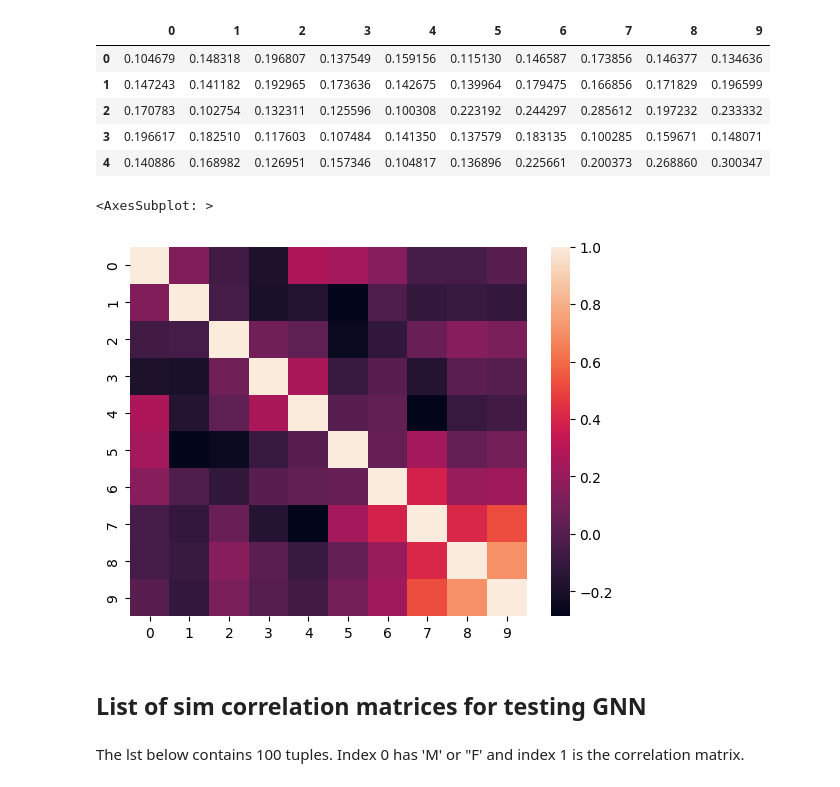
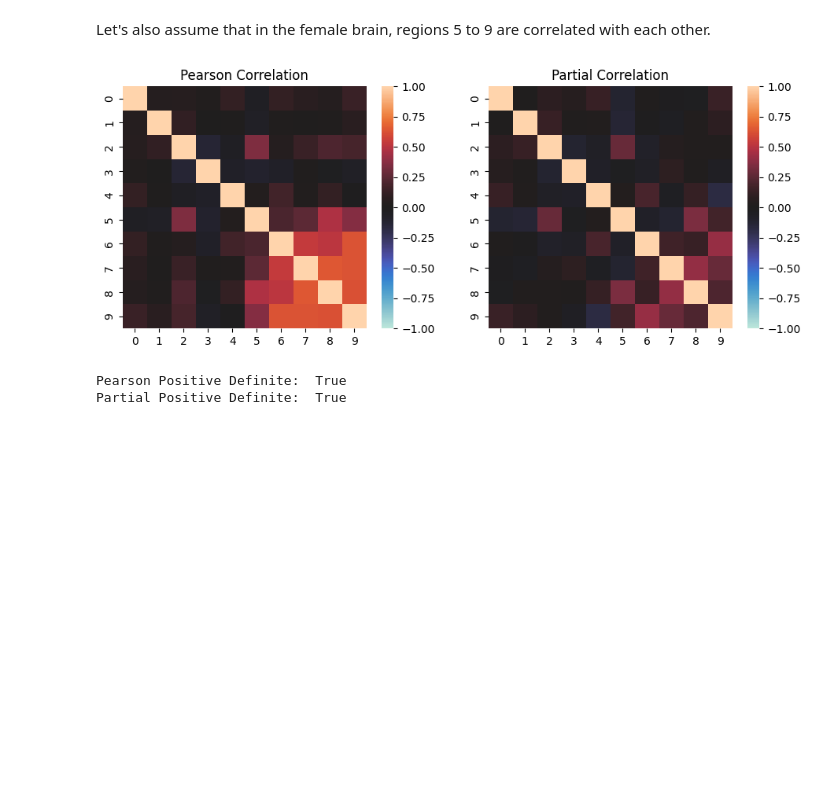
Before and after one commit to AndrewCheng02/DSC180B-Capstone-ProjectA09, a Jupyter notebook: sim_correlation_gen.ipynb, the cells around one changed output. Drawn from its saved outputs; the diff is of its cells as text; code cells hidden in the pictures; blank space fills up the shorter version.

```diff
--- a/sim_correlation_gen.ipynb
+++ b/sim_correlation_gen.ipynb
@@ -46,30 +68,22 @@ sns.heatmap(df.corr())
+# %% [markdown]
+Let's also assume that in the female brain, regions 5 to 9 are correlated with each other.
 # %%
 female_lst = [
         1,
         1,
         1,
         1,
         1,
         1.2,
         1.4,
         1.6,
         1.8,
         2
     ]
 
-df = gen_50(female_lst)
-display(df.head())
-sns.heatmap(df.corr())
+df = gen_data(female_lst,100)
+plot_corr_pcorr(df)
 # %% [output]
-|  | 0 | 1 | 2 | 3 | 4 | 5 | 6 | 7 | 8 | 9 |
-| 0 | 0.104679 | 0.148318 | 0.196807 | 0.137549 | 0.159156 | 0.115130 | 0.146587 | 0.173856 | 0.146377 | 0.134636 |
-| 1 | 0.147243 | 0.141182 | 0.192965 | 0.173636 | 0.142675 | 0.139964 | 0.179475 | 0.166856 | 0.171829 | 0.196599 |
-| 2 | 0.170783 | 0.102754 | 0.132311 | 0.125596 | 0.100308 | 0.223192 | 0.244297 | 0.285612 | 0.197232 | 0.233332 |
-| 3 | 0.196617 | 0.182510 | 0.117603 | 0.107484 | 0.141350 | 0.137579 | 0.183135 | 0.100285 | 0.159671 | 0.148071 |
-| 4 | 0.140886 | 0.168982 | 0.126951 | 0.157346 | 0.104817 | 0.136896 | 0.225661 | 0.200373 | 0.268860 | 0.300347 |
+[figure, new version]
-<AxesSubplot: >
+Pearson Positive Definite:  True
+Partial Positive Definite:  True
-[figure, old version]
-# %% [markdown]
-## List of sim correlation matrices for testing GNN
-# %% [markdown]
-The lst below contains 100 tuples. Index 0 has 'M' or "F' and index 1 is the correlation matrix.
```
Also changed, not shown: parts of 23 cells of this notebook.
